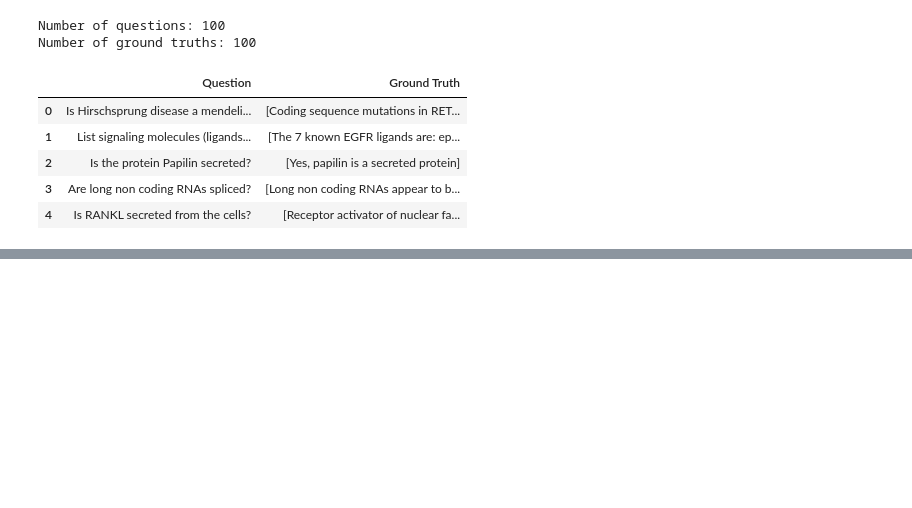
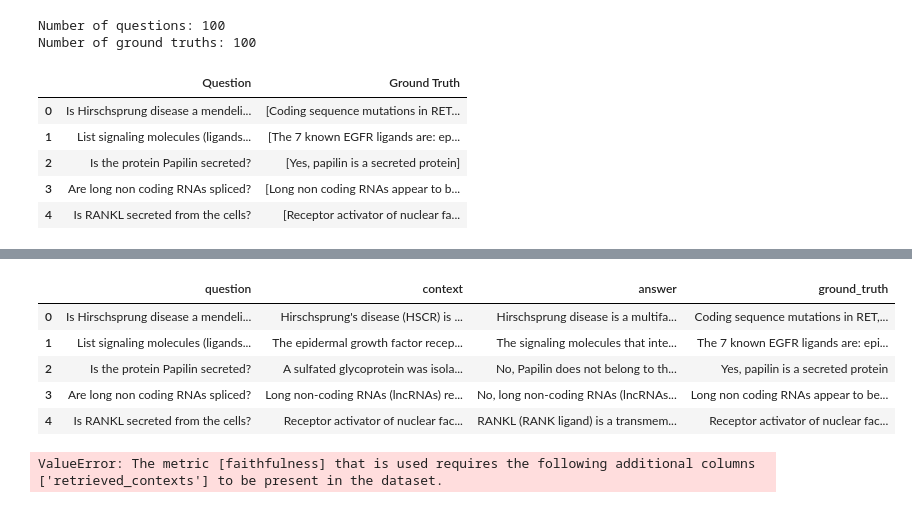
Before and after one commit to Abhijith-Nagarajan/RAG_POC, a Jupyter notebook: POC/llamaindex_eval.ipynb, the cells around one changed output, grey strips where cells are left out. Saved outputs shown, nothing was run; the diff lists cells and outputs as text; code cells hidden in the pictures; blank space fills up the shorter version.

```diff
--- a/POC/llamaindex_eval.ipynb
+++ b/POC/llamaindex_eval.ipynb
@@ -216,0 +251,17 @@ Is the protein Papilin secreted?
+# %%
+def clean_responses(response):
+    response = response.replace("\n","")
+    return response
+# %%
+test_df.loc[:,'Response'] = test_df['Response'].apply(lambda row: clean_responses(row))
+# %%
+rag_df = test_df.rename(columns={
+    "Question": "question",
+    "Context": "retrieved_contexts",
+    "Response": "answer",
+    "Ground Truth": "ground_truth"
+})
+# %%
+rag_df["ground_truth"] = rag_df["ground_truth"].apply(
+    lambda x: " ".join(x) if isinstance(x, (list, tuple)) else str(x)
+)
@@ -216,0 +272,16 @@ Is the protein Papilin secreted?
+# %%
+rag_df[["question", "retrieved_contexts", "answer", "ground_truth"]]
+# %% [output]
+|  | question | context | answer | ground_truth |
+| 0 | Is Hirschsprung disease a mendeli... | Hirschsprung's disease (HSCR) is ... | Hirschsprung disease is a multifa... | Coding sequence mutations in RET,... |
+| 1 | List signaling molecules (ligands... | The epidermal growth factor recep... | The signaling molecules that inte... | The 7 known EGFR ligands are: epi... |
+| 2 | Is the protein Papilin secreted? | A sulfated glycoprotein was isola... | No, Papilin does not belong to th... | Yes, papilin is a secreted protein |
+| 3 | Are long non coding RNAs spliced? | Long non-coding RNAs (lncRNAs) re... | No, long non-coding RNAs (lncRNAs... | Long non coding RNAs appear to be... |
+| 4 | Is RANKL secreted from the cells? | Receptor activator of nuclear fac... | RANKL (RANK ligand) is a transmem... | Receptor activator of nuclear fac... |
+# %%
+report = evaluate(
+    rag_ds,
+    metrics=[answer_correctness, faithfulness, context_recall]
+)
+# %% [output]
+ValueError: The metric [faithfulness] that is used requires the following additional columns ['retrieved_contexts'] to be present in the dataset.
```
Also changed, not shown: parts of 8 cells of this notebook, 1 other file.
